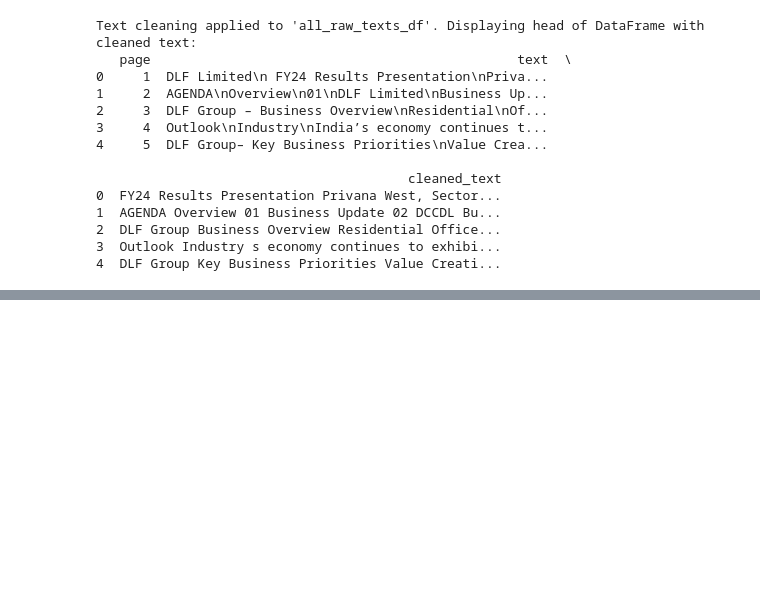
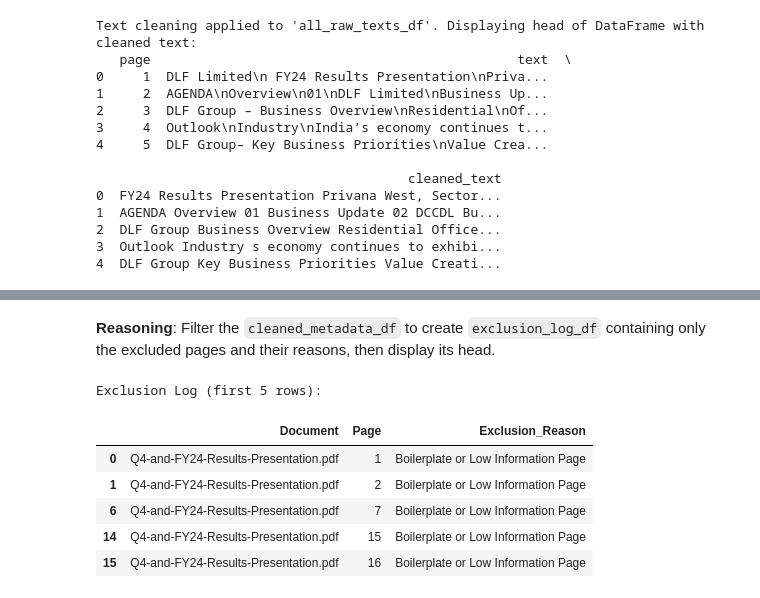
Before and after one commit to smonodeep/DynamicValuationGovernance, a Jupyter notebook: 3B_EWS.ipynb, the cells around one changed output, grey strips where cells are left out. Saved outputs shown, nothing was run; the diff lists cells and outputs as text; code cells hidden in the pictures; blank space fills up the shorter version.

```diff
--- a/3B_EWS.ipynb
+++ b/3B_EWS.ipynb
@@ -2266,0 +3013,16 @@ Text cleaning applied to 'all_raw_texts_df'. Displaying head of DataFrame with c
+# %% [markdown]
+**Reasoning**:
+Filter the `cleaned_metadata_df` to create `exclusion_log_df` containing only the excluded pages and their reasons, then display its head.
+# %%
+exclusion_log_df = cleaned_metadata_df[cleaned_metadata_df['Excluded_Flag'] == True][['Document', 'Page', 'Exclusion_Reason']].copy()
+
+print("Exclusion Log (first 5 rows):")
+display(exclusion_log_df.head())
+# %% [output]
+Exclusion Log (first 5 rows):
+|  | Document | Page | Exclusion_Reason |
+| 0 | Q4-and-FY24-Results-Presentation.pdf | 1 | Boilerplate or Low Information Page |
+| 1 | Q4-and-FY24-Results-Presentation.pdf | 2 | Boilerplate or Low Information Page |
+| 6 | Q4-and-FY24-Results-Presentation.pdf | 7 | Boilerplate or Low Information Page |
+| 14 | Q4-and-FY24-Results-Presentation.pdf | 15 | Boilerplate or Low Information Page |
+| 15 | Q4-and-FY24-Results-Presentation.pdf | 16 | Boilerplate or Low Information Page |
```
Also changed, not shown: parts of 16 cells of this notebook.
